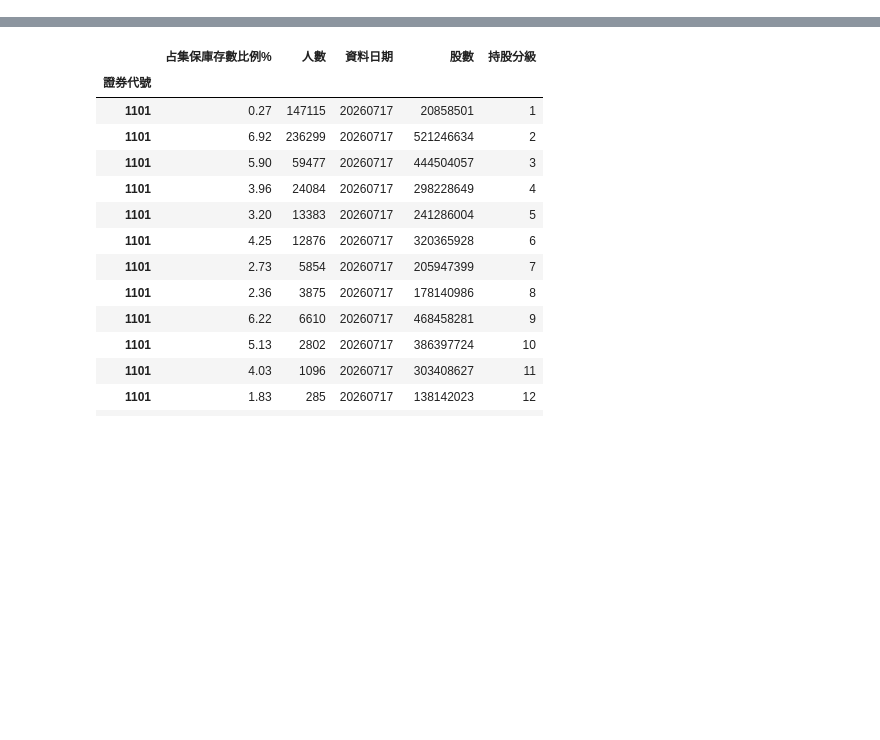
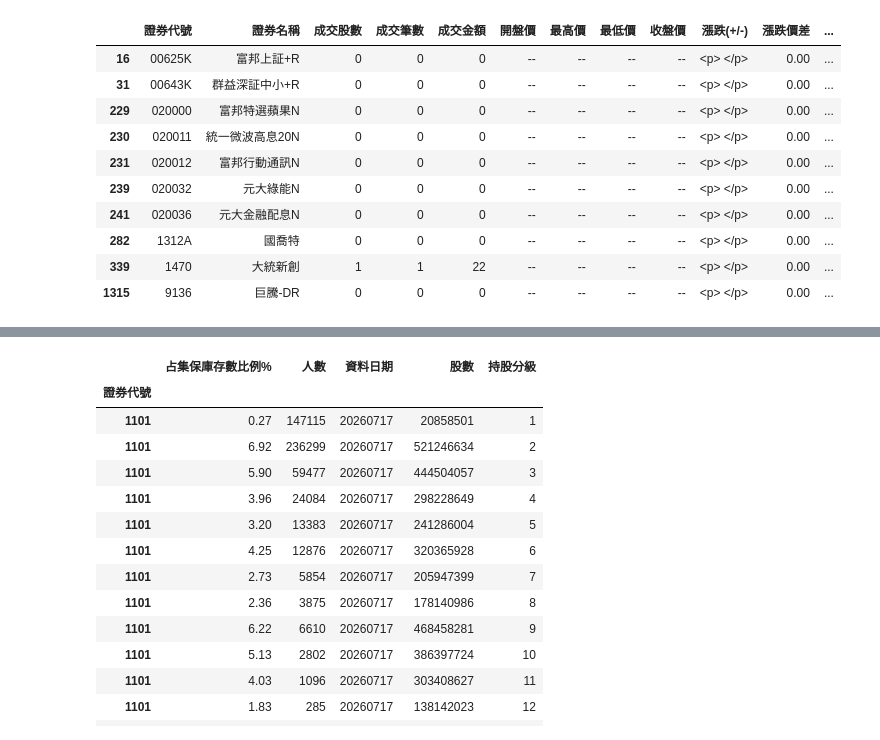
Before and after one commit to you-ming-hu/stocklab, a Jupyter notebook: playground/initiate/dev.ipynb, the cells around one changed output, grey strips where cells are left out. Drawn from its saved outputs; the diff is of its cells as text; code cells hidden in the pictures; blank space fills up the shorter version.

```diff
--- a/playground/initiate/dev.ipynb
+++ b/playground/initiate/dev.ipynb
@@ -18,19 +18,34 @@ content = processor.read(path)
 # %%
-from database.sources.participants.otc.stocks.foreign_balance_volume import version_1 as processor
+from database.sources.technicals.twse.stocks.price_volume import version_0 as processor
 import pathlib
 
 root = pathlib.Path(
-    '/Users/youming/Documents/personal/stocklab/playground/data/init/otc/foreign_shareholding/stocks/1st'
+    '/Users/youming/Documents/personal/stocklab/playground/data/init/twse/technicals/stocks/url_0/1st'
 )
 
-# name = '20070102'
-# name = '20100118'
+# name = '20040211'
 name = '20260430'
 
-path = root.joinpath(name).with_suffix('.html')
+path = root.joinpath(name).with_suffix('.json')
 
 content = processor.open(path)
 
-# df = processor.to_df(content)
+raw_df = processor.to_df(content)
 
-df = processor.standardize(content, path)
+df = processor.standardize(content, path, False)
+
+df.head(5)
+
+raw_df.loc[df.isna().any(axis=1), :]
+# %% [output]
+|  | 證券代號 | 證券名稱 | 成交股數 | 成交筆數 | 成交金額 | 開盤價 | 最高價 | 最低價 | 收盤價 | 漲跌(+/-) | 漲跌價差 | ... |
+| 16 | 00625K | 富邦上証+R | 0 | 0 | 0 | -- | -- | -- | -- | <p> </p> | 0.00 | ... |
+| 31 | 00643K | 群益深証中小+R | 0 | 0 | 0 | -- | -- | -- | -- | <p> </p> | 0.00 | ... |
+| 229 | 020000 | 富邦特選蘋果N | 0 | 0 | 0 | -- | -- | -- | -- | <p> </p> | 0.00 | ... |
+| 230 | 020011 | 統一微波高息20N | 0 | 0 | 0 | -- | -- | -- | -- | <p> </p> | 0.00 | ... |
+| 231 | 020012 | 富邦行動通訊N | 0 | 0 | 0 | -- | -- | -- | -- | <p> </p> | 0.00 | ... |
+| 239 | 020032 | 元大綠能N | 0 | 0 | 0 | -- | -- | -- | -- | <p> </p> | 0.00 | ... |
+| 241 | 020036 | 元大金融配息N | 0 | 0 | 0 | -- | -- | -- | -- | <p> </p> | 0.00 | ... |
+| 282 | 1312A | 國喬特 | 0 | 0 | 0 | -- | -- | -- | -- | <p> </p> | 0.00 | ... |
+| 339 | 1470 | 大統新創 | 1 | 1 | 22 | -- | -- | -- | -- | <p> </p> | 0.00 | ... |
+| 1315 | 9136 | 巨騰-DR | 0 | 0 | 0 | -- | -- | -- | -- | <p> </p> | 0.00 | ... |
```
Also changed, not shown: parts of 62 cells of this notebook, 19 other files.
